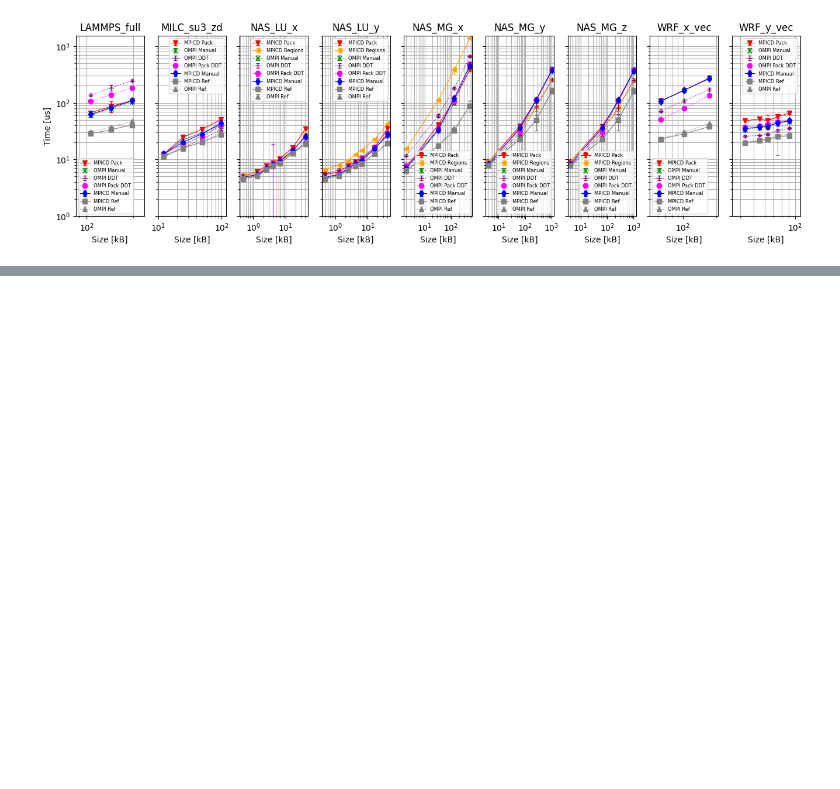
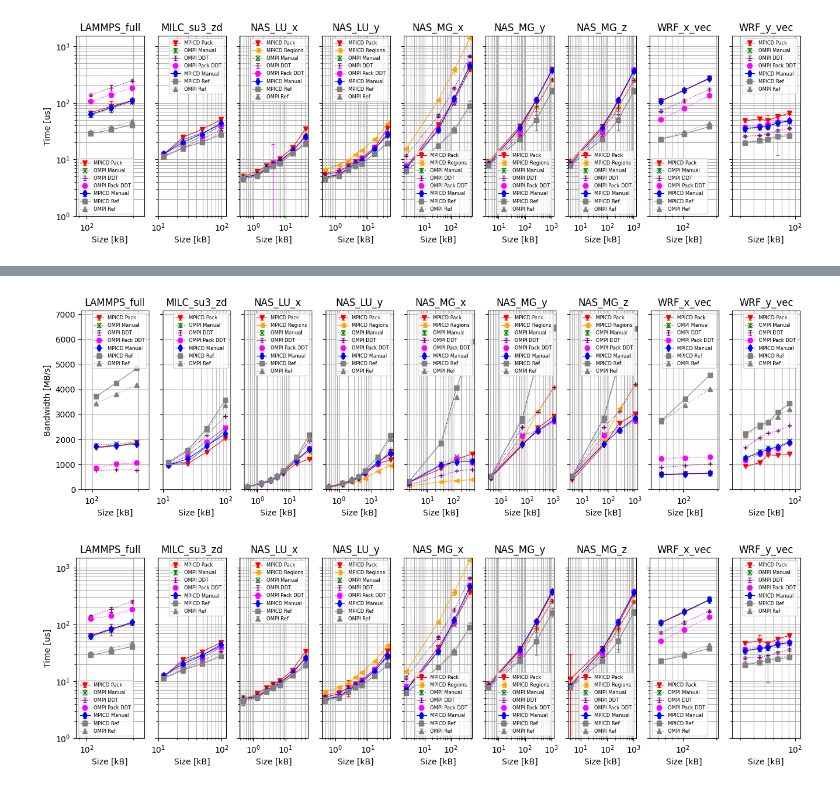
Before and after one commit to jtronge/mpi-custom-datatype, a Jupyter notebook: examples/ddtbench/analysis_scripts/ddtbench.ipynb, the cells around one changed output, grey strips where cells are left out. Cells and saved outputs as stored; diff of their text form; code cells hidden in the pictures; blank space fills up the shorter version.

Commit message:
Update graphing scripts

```diff
--- a/examples/ddtbench/analysis_scripts/ddtbench.ipynb
+++ b/examples/ddtbench/analysis_scripts/ddtbench.ipynb
@@ -274,0 +271,10 @@ ValueError: Axis limits cannot be NaN or Inf
+# %%
+dfraw = load_bench_files('../../../results/ddtbench-no-memset/ddtbench*.out')
+dfall = compute_mean_std(dfraw)
+#print(dfraw.to_string())
+#print(dfall.to_string())
+plot_horizontal(dfall, filename="ddtbench-one-node_bw.pdf", fn=bandwidth_fn, ylabel="Bandwidth [MB/s]", logscale=False)
+plot_horizontal(dfall, filename="ddtbench-one-node_time.pdf", fn=time_fn, ylabel="Time [us]", logscale=True)
+# %% [output]
+[figure, added]
+[figure, added]
```
Also changed, not shown: parts of 2 cells of this notebook, 4 other files.
